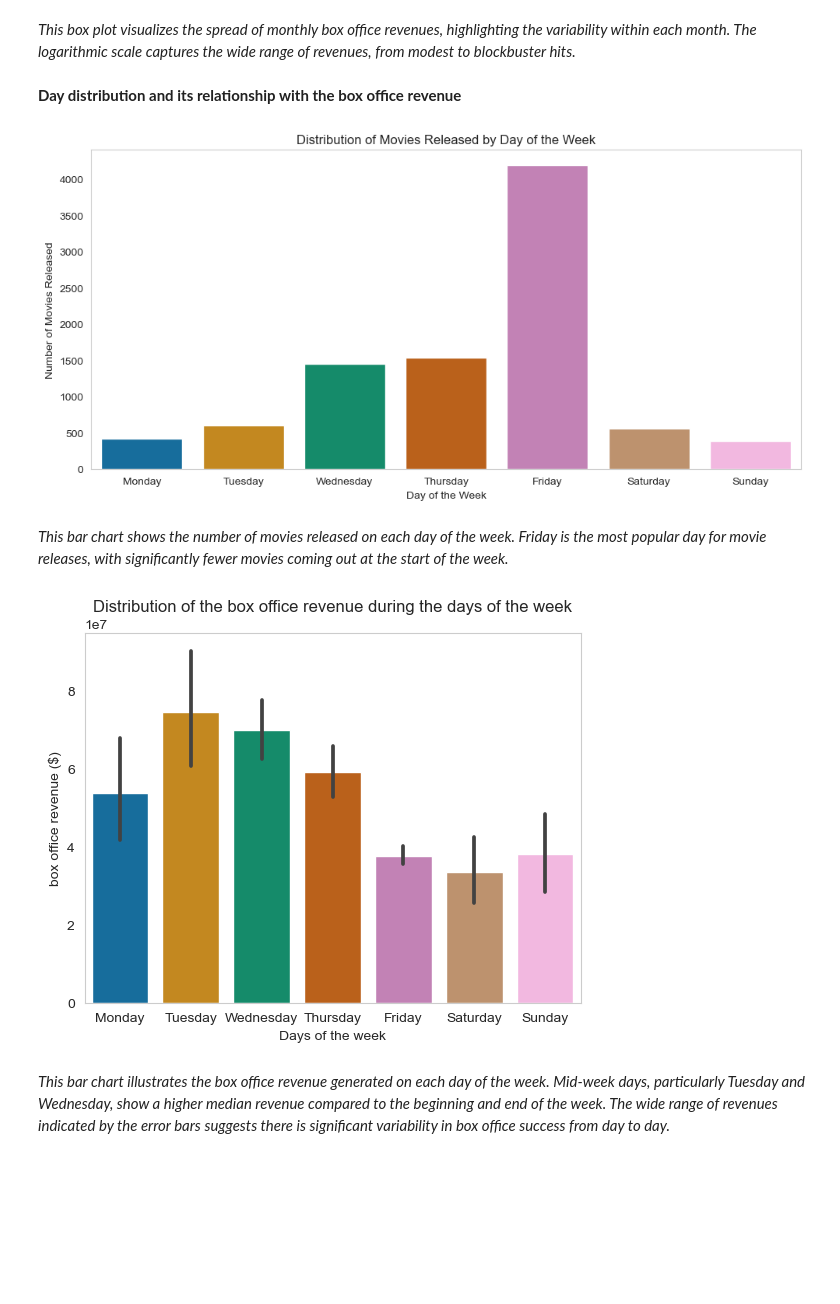
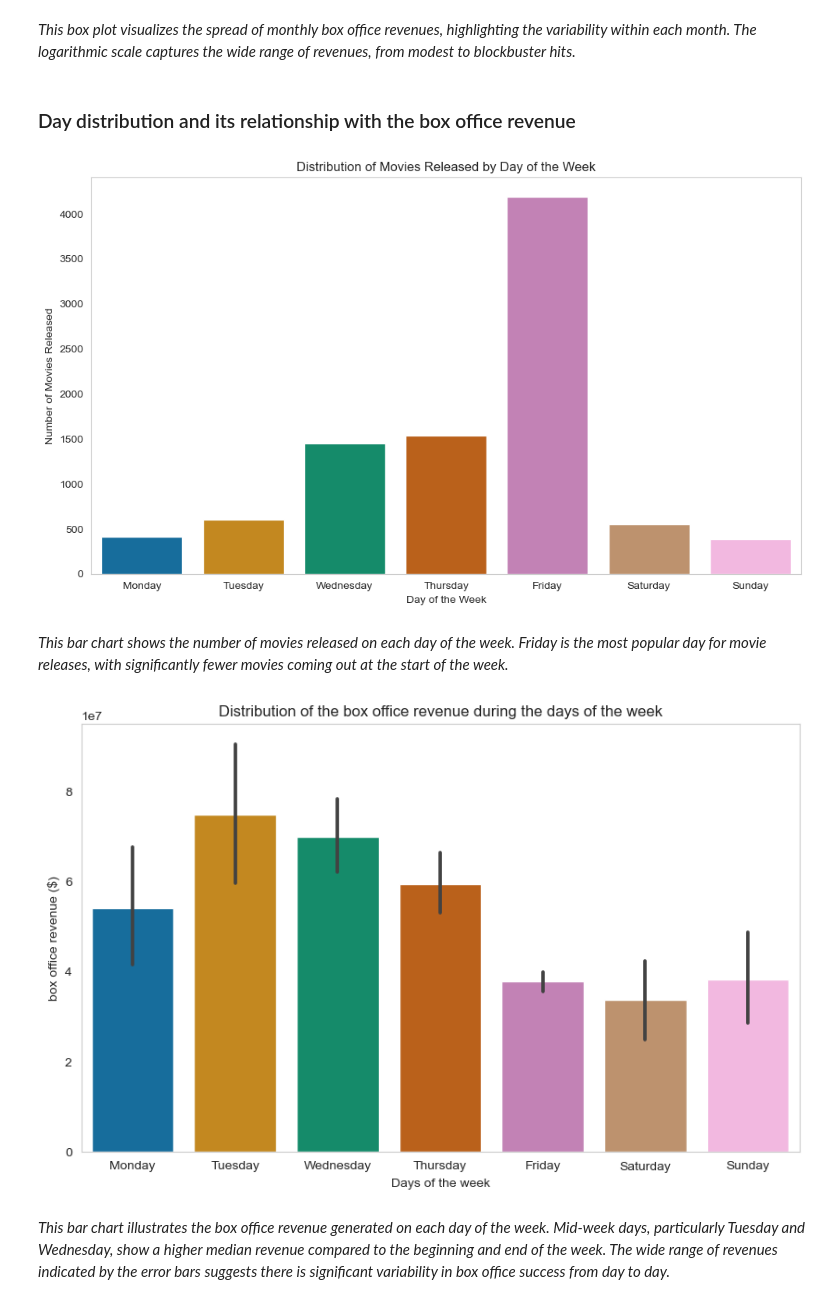
Before and after one commit to epfl-ada/ada-2023-project-yamal, a Jupyter notebook: movies_analysis.ipynb, the cells around one changed output. Drawn from its saved outputs; the diff is of its cells as text; code cells hidden in the pictures; blank space fills up the shorter version.

```diff
--- a/movies_analysis.ipynb
+++ b/movies_analysis.ipynb
@@ -93,5 +100,6 @@ movies['Movie_genres'] = movies['Movie_genres'].apply(transform_row)
 movies['Movie_countries'] = movies['Movie_countries'].apply(transform_row)
 movies['Movie_languages'] = movies['Movie_languages'].apply(transform_row)
 # %%
-movies.drop(columns=['Wikipedia_Movie_ID','title', 'runtime', 'original_language', 'production_companies','id', 'Movie_genres'], axis=1, inplace=True)
+movies.drop(columns=['Wikipedia_Movie_ID', 'title', 'runtime', 'original_language', 'production_companies', 'id',
+                     'Movie_genres'], axis=1, inplace=True)
 # %% [markdown]
@@ -100,7 +108,10 @@ movies.drop(columns=['Wikipedia_Movie_ID','title', 'runtime', 'original_language
 movies['Net profit'] = movies['Movie_box_office_revenue'] - movies['budget']
 # %%
 # Reorder the columns of the movie dataset
-movies = movies[['Freebase_Movie_ID', 'imdb_id', 'Movie_name','Movie_release_date','release_date' ,'genres', 'spoken_languages', 'Movie_languages', 'Movie_countries', 'budget', 'Movie_box_office_revenue', 'Net profit', 'popularity','Movie_runtime', 'vote_average', 'vote_count']]
+movies = movies[
+    ['Freebase_Movie_ID', 'imdb_id', 'Movie_name', 'Movie_release_date', 'release_date', 'genres', 'spoken_languages',
+     'Movie_languages', 'Movie_countries', 'budget', 'Movie_box_office_revenue', 'Net profit', 'popularity',
+     'Movie_runtime', 'vote_average', 'vote_count']]
 
 movies.head()
 # %% [output]
@@ -370,7 +384,8 @@ The number of movies with box office revenue is : 9146
 columns_to_check = ['Movie_release_date', 'release_date']
 
 for column in columns_to_check:
-    movies_revenues['date_format_' + column] = movies_revenues[column].apply(lambda date: determine_date_format(str(date)))
+    movies_revenues['date_format_' + column] = movies_revenues[column].apply(
+        lambda date: determine_date_format(str(date)))
     print(f"Date formats in {column}:")
     print(movies_revenues['date_format_' + column].value_counts())
     print()
@@ -391,7 +406,8 @@ After this comparison between the two release date columns, we decided to use th
 
  We transform the release date to 3 columns, namely year, month and day. To do so, we change the type of the release date column from string to Date-time representation. From that, we will extract the year, month and day of each movie's release date.
 # %%
-movies_revenues.drop(columns=['date_format_Movie_release_date', 'date_format_release_date', 'Movie_release_date'], axis=1, inplace=True)
+movies_revenues.drop(columns=['date_format_Movie_release_date', 'date_format_release_date', 'Movie_release_date'],
+                     axis=1, inplace=True)
 movies.drop(columns=['Movie_release_date'], axis=1, inplace=True)
 # %%
 # Convert 'release_date' to datetime
@@ -563,7 +579,7 @@ plt.show()
 # %% [markdown]
 *This box plot visualizes the spread of monthly box office revenues, highlighting the variability within each month. The logarithmic scale captures the wide range of revenues, from modest to blockbuster hits.*
 # %% [markdown]
-**Day distribution and its relationship with the box office revenue**
+### Day distribution and its relationship with the box office revenue
 # %%
 # Define the correct order of days in the week
 ordered_days = ['Monday', 'Tuesday', 'Wednesday', 'Thursday', 'Friday', 'Saturday', 'Sunday']
@@ -572,36 +588,36 @@ ordered_days = ['Monday', 'Tuesday', 'Wednesday', 'Thursday', 'Friday', 'Saturda
 day_counts = movies_revenues.groupby('day_week').size()
 
 # Reorder the 'day_counts' series according to the predefined order of 'ordered_days' to maintain logical sequencing in the plot
 day_counts = day_counts.loc[ordered_days]
 
 # Set up the figure size for the bar plot
-plt.figure(figsize=(10, 5))
+plt.figure(figsize=(10, 6))
 
 # Apply a white grid style for the plot background to enhance readability and aesthetics
 sns.set_style('whitegrid')
 
 # Create a bar plot to visualize the number of movies released on each day of the week
 # 'colorblind' palette is used to assist viewers with color vision deficiencies
 # 'dodge' set to 'False' to avoid shifting the bars and maintain a consistent layout
 sns.barplot(x=day_counts.index, y=day_counts.values, palette='colorblind', hue=day_counts.index, dodge=False)
 
 # Label the x-axis 'Day of the Week' and the y-axis 'Number of Movies Released' for clarity
 plt.xlabel('Day of the Week')
 plt.ylabel('Number of Movies Released')
 
 # Add a title to the bar plot to provide context
 plt.title('Distribution of Movies Released by Day of the Week')
 
 # Disable the grid lines on the plot for a cleaner look
 plt.grid(False)
 # Remove the legend because the colors are already explained in the x-axis labels
-plt.legend([],[], frameon=False)
+plt.legend([], [], frameon=False)
 
 # Adjust the layout of the plot to ensure it is well-organized and elements are displayed properly
 plt.tight_layout()
 plt.show()
 # %% [output]
-[figure, old version]
+[figure, new version]
 # %% [markdown]
 *This bar chart shows the number of movies released on each day of the week. Friday is the most popular day for movie releases, with significantly fewer movies coming out at the start of the week.*
 # %%
@@ -623,6 +639,8 @@ movies_revenues['day_order'] = movies_revenues['day_week'].apply(lambda x: day_o
 # Sort the DataFrame based on the 'day_order' column to ensure the data is ordered from Monday to Sunday.
 movies_revenues.sort_values('day_order', inplace=True)
 
+plt.figure(figsize=(10, 6))
+
 # Set the plotting style to 'whitegrid' which adds grid lines for better readability of the plot.
 sns.set_style('whitegrid')
 
@@ -640,12 +658,12 @@ plt.xlabel("Days of the week")
 plt.ylabel("box office revenue ($)")
 
 # Remove the legend because the colors are already explained in the x-axis labels
-plt.legend([],[], frameon=False)
+plt.legend([], [], frameon=False)
 
 # Disable grid lines on the plot for a cleaner appearance.
 plt.grid(False)
 plt.show()
 # %% [output]
-[figure, old version]
+[figure, new version]
 # %% [markdown]
 *This bar chart illustrates the box office revenue generated on each day of the week. Mid-week days, particularly Tuesday and Wednesday, show a higher median revenue compared to the beginning and end of the week. The wide range of revenues indicated by the error bars suggests there is significant variability in box office success from day to day.*
```
Also changed, not shown: parts of 41 cells of this notebook, 1 other file.
